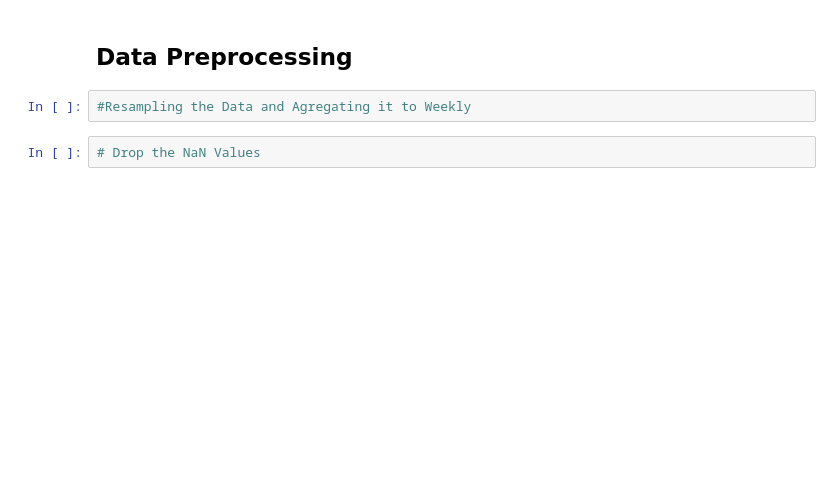
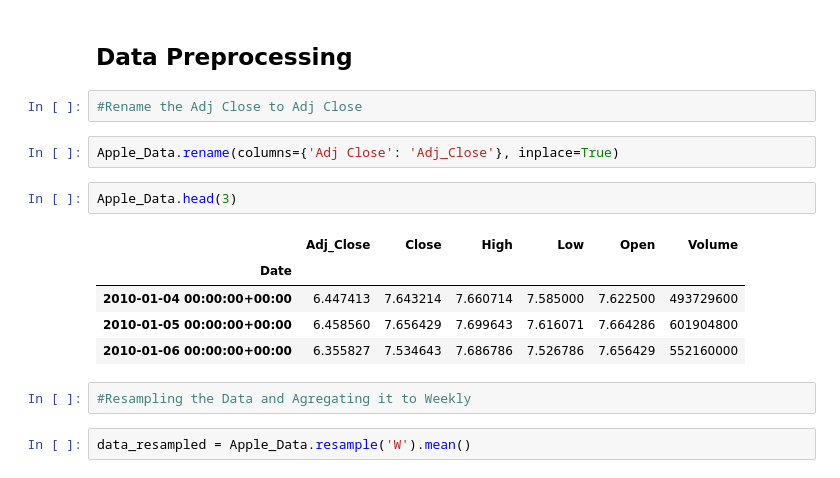
Before and after one commit to iamjaraa/Stock-Price-Prediction, a Jupyter notebook: Apple_Stock_2010.ipynb, the cells around one changed output. Drawn from its saved outputs; the diff is of its cells as text; blank space fills up the shorter version.

```diff
--- a/Apple_Stock_2010.ipynb
+++ b/Apple_Stock_2010.ipynb
@@ -152,6 +153,18 @@ plt.show()
 # %% [markdown]
 ## Data Preprocessing
+# %%
+#Rename the Adj Close to Adj Close
+# %%
+Apple_Data.rename(columns={'Adj Close': 'Adj_Close'}, inplace=True)
+# %%
+Apple_Data.head(3)
+# %% [output]
+|  | Adj_Close | Close | High | Low | Open | Volume |
+| Date |  |  |  |  |  |  |
+| 2010-01-04 00:00:00+00:00 | 6.447413 | 7.643214 | 7.660714 | 7.585000 | 7.622500 | 493729600 |
+| 2010-01-05 00:00:00+00:00 | 6.458560 | 7.656429 | 7.699643 | 7.616071 | 7.664286 | 601904800 |
+| 2010-01-06 00:00:00+00:00 | 6.355827 | 7.534643 | 7.686786 | 7.526786 | 7.656429 | 552160000 |
 # %%
 #Resampling the Data and Agregating it to Weekly
-# %%
-# Drop the NaN Values
+# %%
+data_resampled = Apple_Data.resample('W').mean()
```
Also changed, not shown: parts of 12 cells of this notebook.
